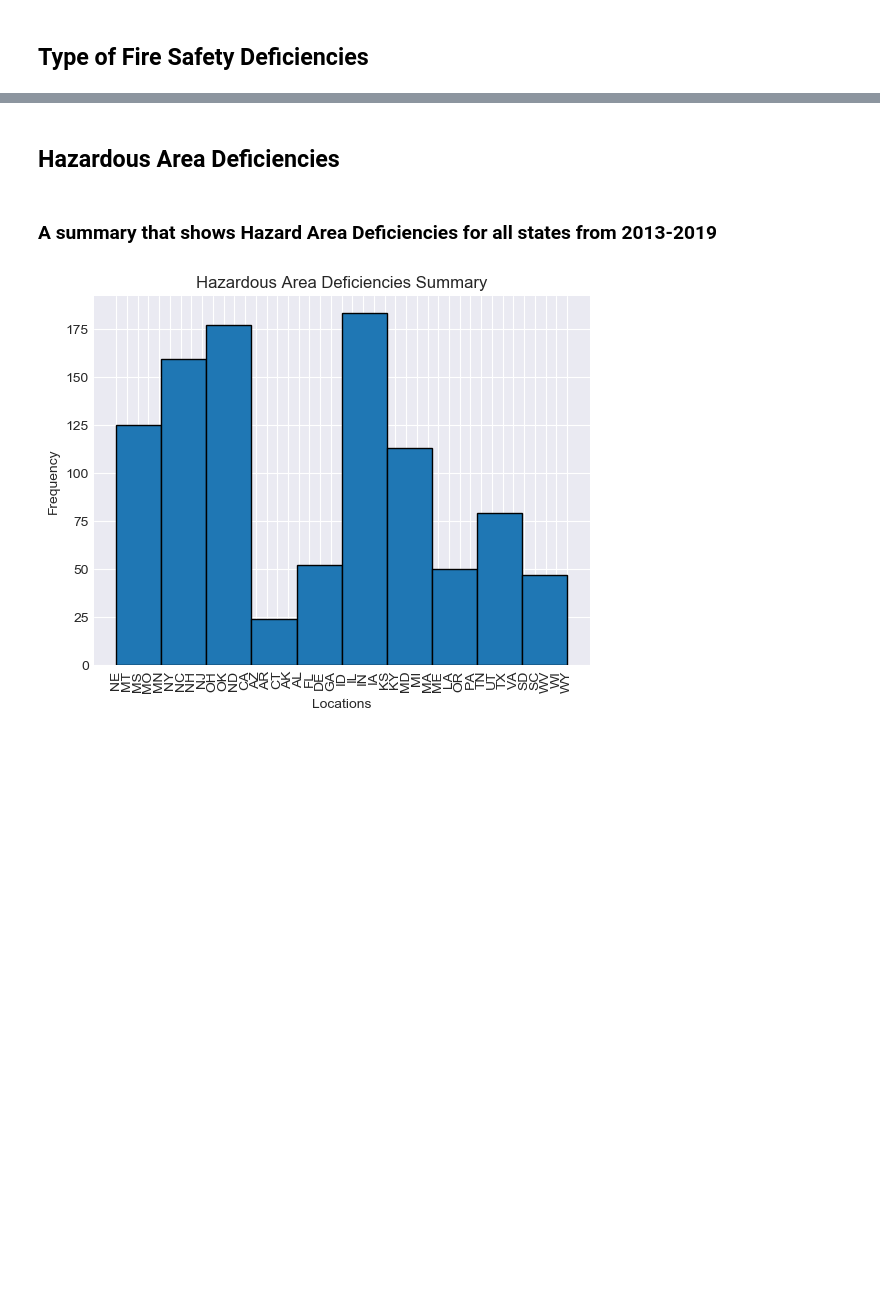
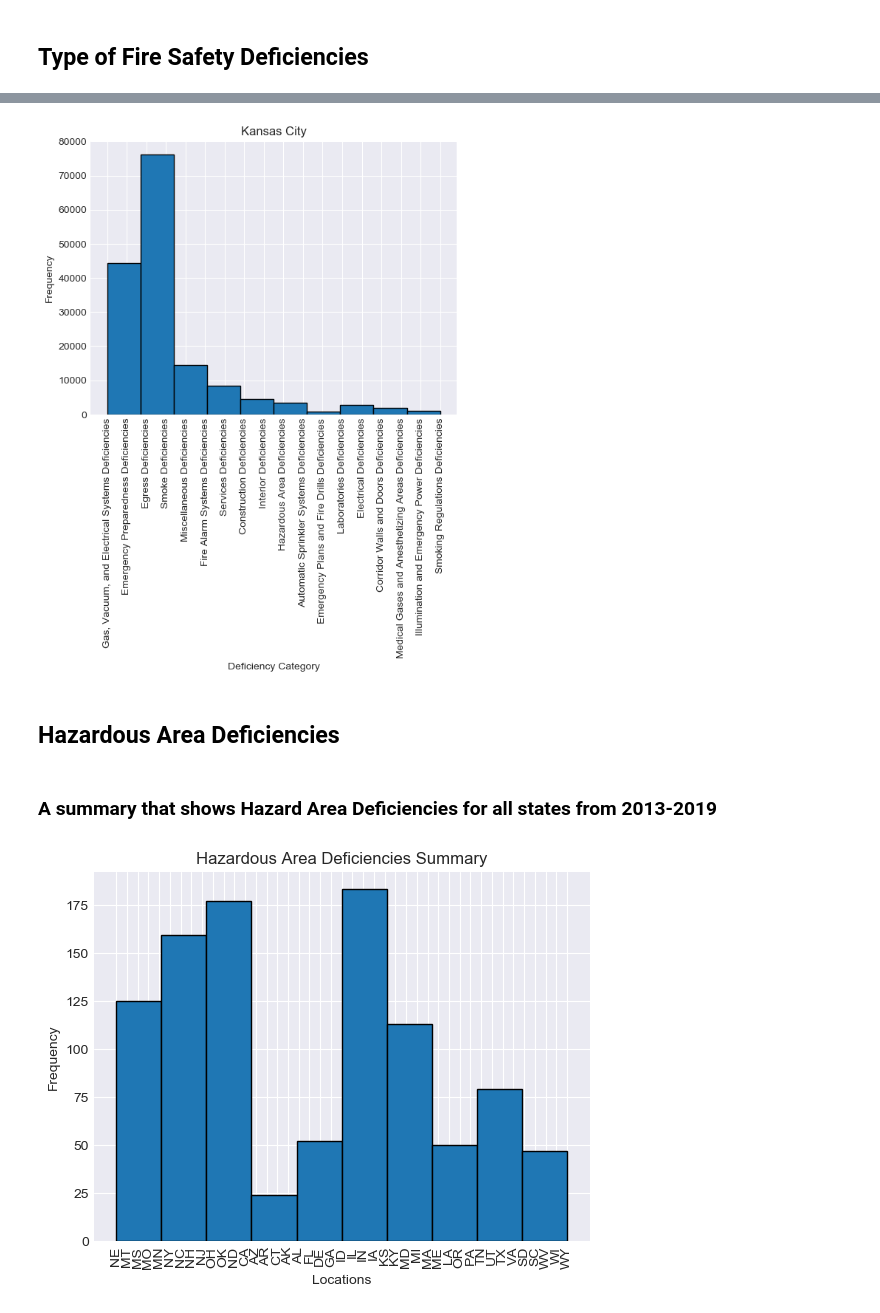
Before and after one commit to abenipa3/Fire-Safety-Deficiencies, a Jupyter notebook: Fire Safety Deficiencies.ipynb, the cells around one changed output, grey strips where cells are left out. Saved outputs shown, nothing was run; the diff lists cells and outputs as text; code cells hidden in the pictures; blank space fills up the shorter version.

```diff
--- a/Fire Safety Deficiencies.ipynb
+++ b/Fire Safety Deficiencies.ipynb
@@ -46,3 +177,18 @@ plt.show()
+# %%
+kansas = df[df['Provider City'] == 'KANSAS CITY']
+
+plt.hist(df['Deficiency Category'], histtype='bar', ec='black')
+kansas = kansas.sort_values(['Provider City'], ascending=True)
+plt.xticks(rotation=90)
+font = {'family' : 'normal',
+        'weight' : 'bold',
+        'size'   : 6}
+plt.xlabel('Deficiency Category')
+plt.ylabel('Frequency')
+plt.title('Kansas City')
+plt.show()
+# %% [output]
+[figure, added]
 # %% [markdown]
 ## Hazardous Area Deficiencies
 # %% [markdown]
```
Also changed, not shown: parts of 24 cells of this notebook.
